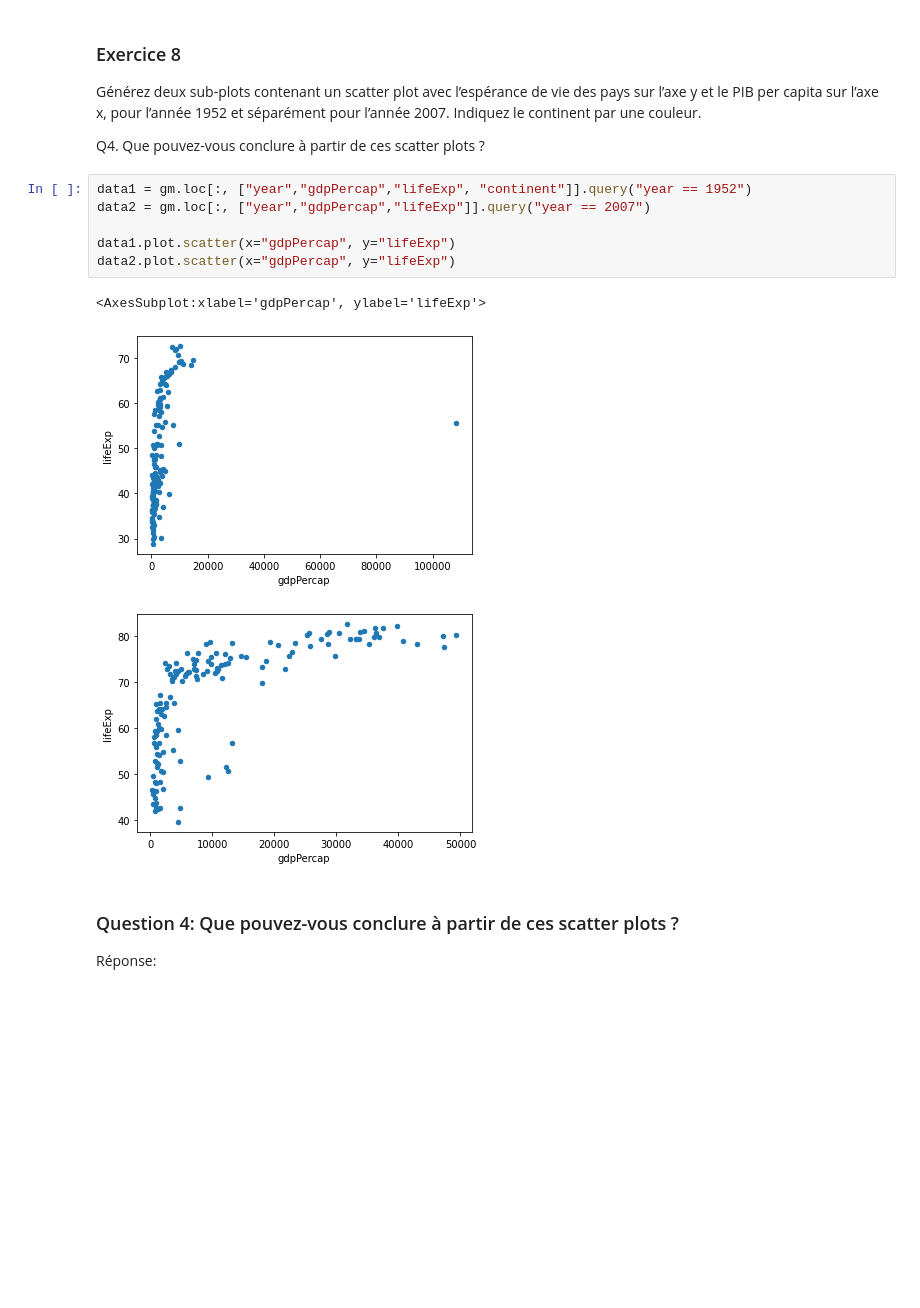
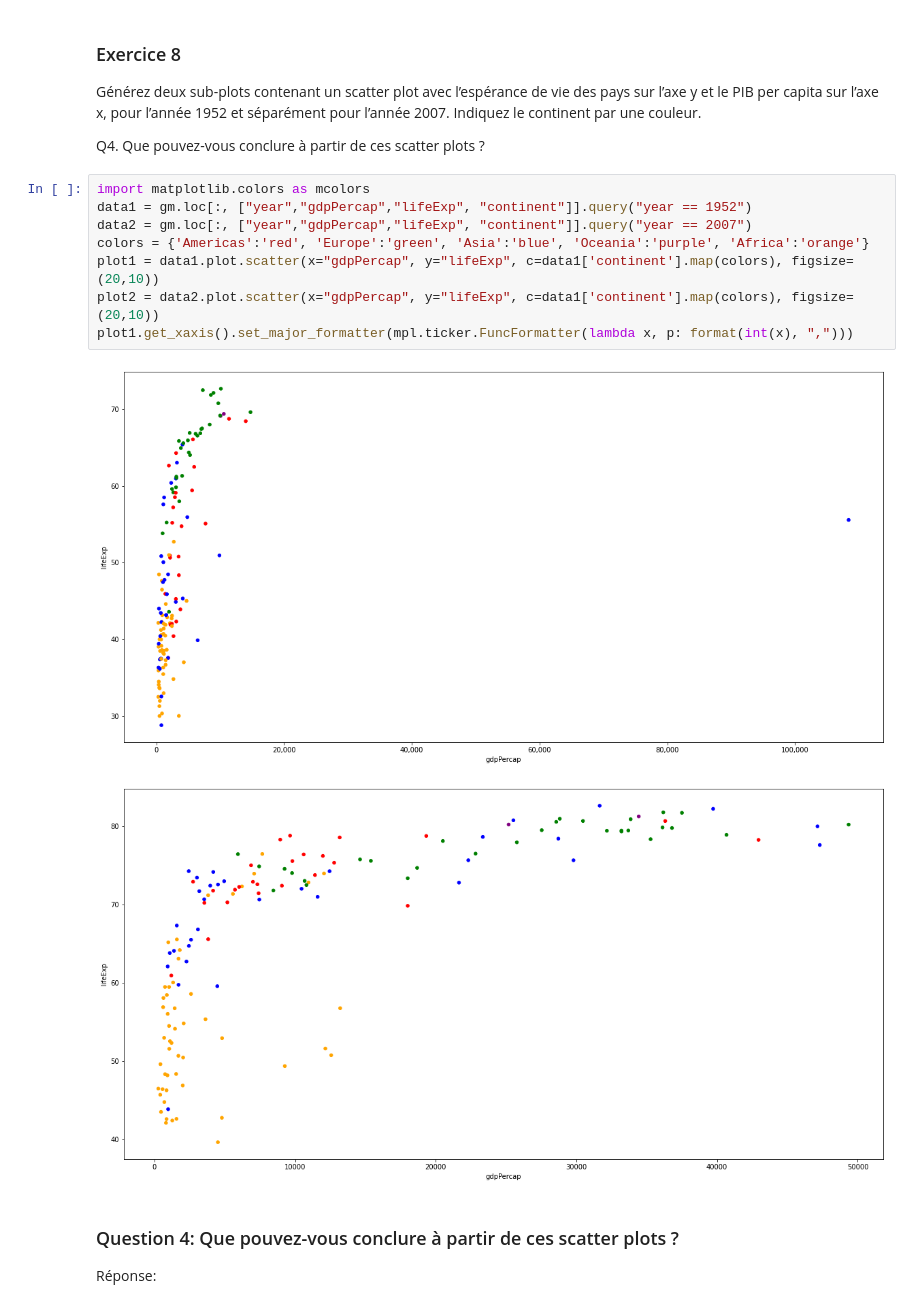
Before and after one commit to DrC0okie/Roy_VanHove_ISD_TP3, a Jupyter notebook: gapminder.ipynb, the cells around one changed output. Drawn from its saved outputs; the diff is of its cells as text; blank space fills up the shorter version.

```diff
--- a/gapminder.ipynb
+++ b/gapminder.ipynb
@@ -209,15 +210,16 @@ Générez deux sub-plots contenant un scatter plot avec l’espérance de vie de
 
 Q4. Que pouvez-vous conclure à partir de ces scatter plots ?
 # %%
+import matplotlib.colors as mcolors
 data1 = gm.loc[:, ["year","gdpPercap","lifeExp", "continent"]].query("year == 1952")
-data2 = gm.loc[:, ["year","gdpPercap","lifeExp"]].query("year == 2007")
-
-data1.plot.scatter(x="gdpPercap", y="lifeExp")
-data2.plot.scatter(x="gdpPercap", y="lifeExp")
+data2 = gm.loc[:, ["year","gdpPercap","lifeExp", "continent"]].query("year == 2007")
+colors = {'Americas':'red', 'Europe':'green', 'Asia':'blue', 'Oceania':'purple', 'Africa':'orange'}
+plot1 = data1.plot.scatter(x="gdpPercap", y="lifeExp", c=data1['continent'].map(colors), figsize=(20,10))
+plot2 = data2.plot.scatter(x="gdpPercap", y="lifeExp", c=data1['continent'].map(colors), figsize=(20,10))
+plot1.get_xaxis().set_major_formatter(mpl.ticker.FuncFormatter(lambda x, p: format(int(x), ",")))
 # %% [output]
-<AxesSubplot:xlabel='gdpPercap', ylabel='lifeExp'>
-[figure, old version]
+[figure, new version]
-[figure, old version]
+[figure, new version]
 # %% [markdown]
 ### Question 4: Que pouvez-vous conclure à partir de ces scatter plots ?
 
```
Also changed, not shown: parts of 1 cell of this notebook.
